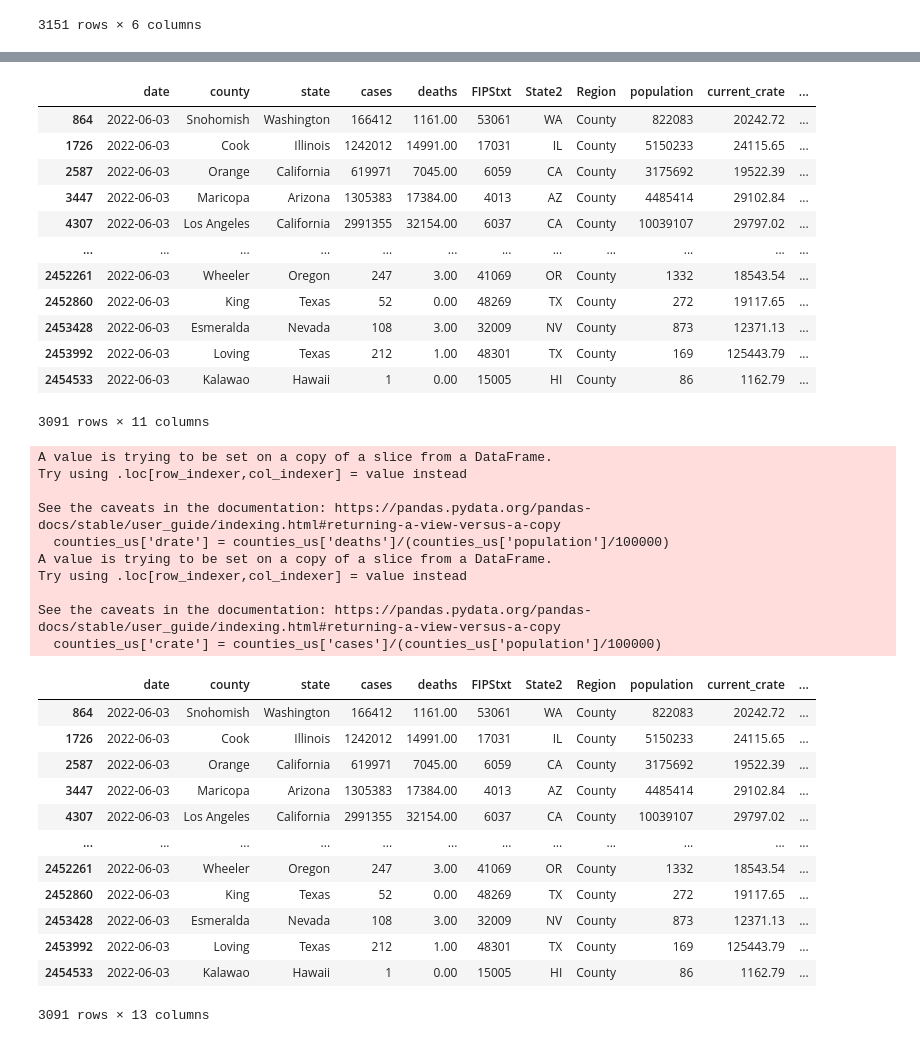
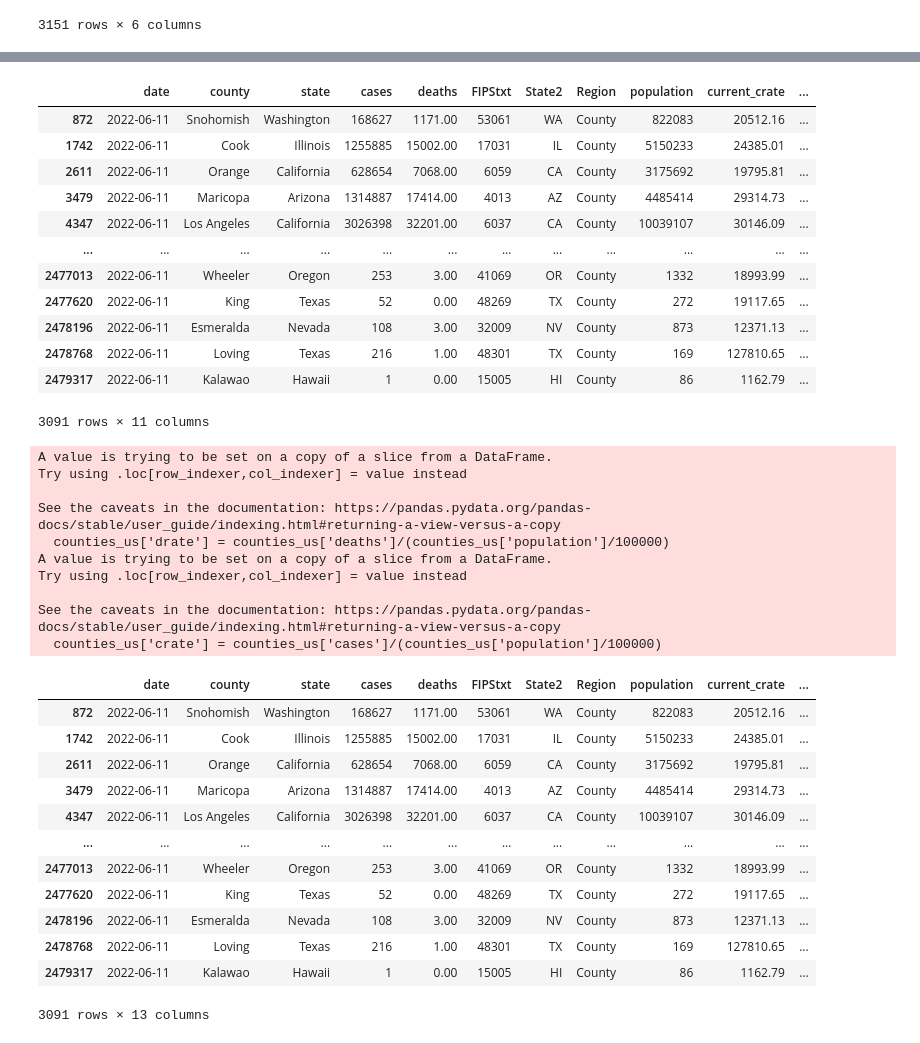
Before and after one commit to menlodoug/covid_crunching, a Jupyter notebook: pandas/COVID_USA.ipynb, the cells around one changed output, grey strips where cells are left out. Cells and saved outputs as stored; diff of their text form; code cells hidden in the pictures.

```diff
--- a/pandas/COVID_USA.ipynb
+++ b/pandas/COVID_USA.ipynb
@@ -101,21 +101,21 @@ counties
 # %%
 # Isolate data from most current day.
 
-counties_us = counties[(counties['date'] == '2022-06-03') & (counties['Region'] == 'County')]
+counties_us = counties[(counties['date'] == '2022-06-11') & (counties['Region'] == 'County')]
 counties_us
 # %% [output]
 |  | date | county | state | cases | deaths | FIPStxt | State2 | Region | population | current_crate | ... |
-| 864 | 2022-06-03 | Snohomish | Washington | 166412 | 1161.00 | 53061 | WA | County | 822083 | 20242.72 | ... |
-| 1726 | 2022-06-03 | Cook | Illinois | 1242012 | 14991.00 | 17031 | IL | County | 5150233 | 24115.65 | ... |
-| 2587 | 2022-06-03 | Orange | California | 619971 | 7045.00 | 6059 | CA | County | 3175692 | 19522.39 | ... |
-| 3447 | 2022-06-03 | Maricopa | Arizona | 1305383 | 17384.00 | 4013 | AZ | County | 4485414 | 29102.84 | ... |
-| 4307 | 2022-06-03 | Los Angeles | California | 2991355 | 32154.00 | 6037 | CA | County | 10039107 | 29797.02 | ... |
+| 872 | 2022-06-11 | Snohomish | Washington | 168627 | 1171.00 | 53061 | WA | County | 822083 | 20512.16 | ... |
+| 1742 | 2022-06-11 | Cook | Illinois | 1255885 | 15002.00 | 17031 | IL | County | 5150233 | 24385.01 | ... |
+| 2611 | 2022-06-11 | Orange | California | 628654 | 7068.00 | 6059 | CA | County | 3175692 | 19795.81 | ... |
+| 3479 | 2022-06-11 | Maricopa | Arizona | 1314887 | 17414.00 | 4013 | AZ | County | 4485414 | 29314.73 | ... |
+| 4347 | 2022-06-11 | Los Angeles | California | 3026398 | 32201.00 | 6037 | CA | County | 10039107 | 30146.09 | ... |
 | ... | ... | ... | ... | ... | ... | ... | ... | ... | ... | ... | ... |
-| 2452261 | 2022-06-03 | Wheeler | Oregon | 247 | 3.00 | 41069 | OR | County | 1332 | 18543.54 | ... |
-| 2452860 | 2022-06-03 | King | Texas | 52 | 0.00 | 48269 | TX | County | 272 | 19117.65 | ... |
-| 2453428 | 2022-06-03 | Esmeralda | Nevada | 108 | 3.00 | 32009 | NV | County | 873 | 12371.13 | ... |
-| 2453992 | 2022-06-03 | Loving | Texas | 212 | 1.00 | 48301 | TX | County | 169 | 125443.79 | ... |
-| 2454533 | 2022-06-03 | Kalawao | Hawaii | 1 | 0.00 | 15005 | HI | County | 86 | 1162.79 | ... |
+| 2477013 | 2022-06-11 | Wheeler | Oregon | 253 | 3.00 | 41069 | OR | County | 1332 | 18993.99 | ... |
+| 2477620 | 2022-06-11 | King | Texas | 52 | 0.00 | 48269 | TX | County | 272 | 19117.65 | ... |
+| 2478196 | 2022-06-11 | Esmeralda | Nevada | 108 | 3.00 | 32009 | NV | County | 873 | 12371.13 | ... |
+| 2478768 | 2022-06-11 | Loving | Texas | 216 | 1.00 | 48301 | TX | County | 169 | 127810.65 | ... |
+| 2479317 | 2022-06-11 | Kalawao | Hawaii | 1 | 0.00 | 15005 | HI | County | 86 | 1162.79 | ... |
 3091 rows × 11 columns
 # %%
 # Create up to date rates so rankings can be performed using the latest data.
@@ -136,17 +136,17 @@ Try using .loc[row_indexer,col_indexer] = value instead
 See the caveats in the documentation: https://pandas.pydata.org/pandas-docs/stable/user_guide/indexing.html#returning-a-view-versus-a-copy
   counties_us['crate'] = counties_us['cases']/(counties_us['population']/100000)
 |  | date | county | state | cases | deaths | FIPStxt | State2 | Region | population | current_crate | ... |
-| 864 | 2022-06-03 | Snohomish | Washington | 166412 | 1161.00 | 53061 | WA | County | 822083 | 20242.72 | ... |
-| 1726 | 2022-06-03 | Cook | Illinois | 1242012 | 14991.00 | 17031 | IL | County | 5150233 | 24115.65 | ... |
-| 2587 | 2022-06-03 | Orange | California | 619971 | 7045.00 | 6059 | CA | County | 3175692 | 19522.39 | ... |
-| 3447 | 2022-06-03 | Maricopa | Arizona | 1305383 | 17384.00 | 4013 | AZ | County | 4485414 | 29102.84 | ... |
-| 4307 | 2022-06-03 | Los Angeles | California | 2991355 | 32154.00 | 6037 | CA | County | 10039107 | 29797.02 | ... |
+| 872 | 2022-06-11 | Snohomish | Washington | 168627 | 1171.00 | 53061 | WA | County | 822083 | 20512.16 | ... |
+| 1742 | 2022-06-11 | Cook | Illinois | 1255885 | 15002.00 | 17031 | IL | County | 5150233 | 24385.01 | ... |
+| 2611 | 2022-06-11 | Orange | California | 628654 | 7068.00 | 6059 | CA | County | 3175692 | 19795.81 | ... |
+| 3479 | 2022-06-11 | Maricopa | Arizona | 1314887 | 17414.00 | 4013 | AZ | County | 4485414 | 29314.73 | ... |
+| 4347 | 2022-06-11 | Los Angeles | California | 3026398 | 32201.00 | 6037 | CA | County | 10039107 | 30146.09 | ... |
 | ... | ... | ... | ... | ... | ... | ... | ... | ... | ... | ... | ... |
-| 2452261 | 2022-06-03 | Wheeler | Oregon | 247 | 3.00 | 41069 | OR | County | 1332 | 18543.54 | ... |
-| 2452860 | 2022-06-03 | King | Texas | 52 | 0.00 | 48269 | TX | County | 272 | 19117.65 | ... |
-| 2453428 | 2022-06-03 | Esmeralda | Nevada | 108 | 3.00 | 32009 | NV | County | 873 | 12371.13 | ... |
-| 2453992 | 2022-06-03 | Loving | Texas | 212 | 1.00 | 48301 | TX | County | 169 | 125443.79 | ... |
-| 2454533 | 2022-06-03 | Kalawao | Hawaii | 1 | 0.00 | 15005 | HI | County | 86 | 1162.79 | ... |
+| 2477013 | 2022-06-11 | Wheeler | Oregon | 253 | 3.00 | 41069 | OR | County | 1332 | 18993.99 | ... |
+| 2477620 | 2022-06-11 | King | Texas | 52 | 0.00 | 48269 | TX | County | 272 | 19117.65 | ... |
+| 2478196 | 2022-06-11 | Esmeralda | Nevada | 108 | 3.00 | 32009 | NV | County | 873 | 12371.13 | ... |
+| 2478768 | 2022-06-11 | Loving | Texas | 216 | 1.00 | 48301 | TX | County | 169 | 127810.65 | ... |
+| 2479317 | 2022-06-11 | Kalawao | Hawaii | 1 | 0.00 | 15005 | HI | County | 86 | 1162.79 | ... |
 3091 rows × 13 columns
 # %%
 # Create ranking of infection rates by county for each state
```
Also changed, not shown: parts of 13 cells of this notebook, 44 other files.
